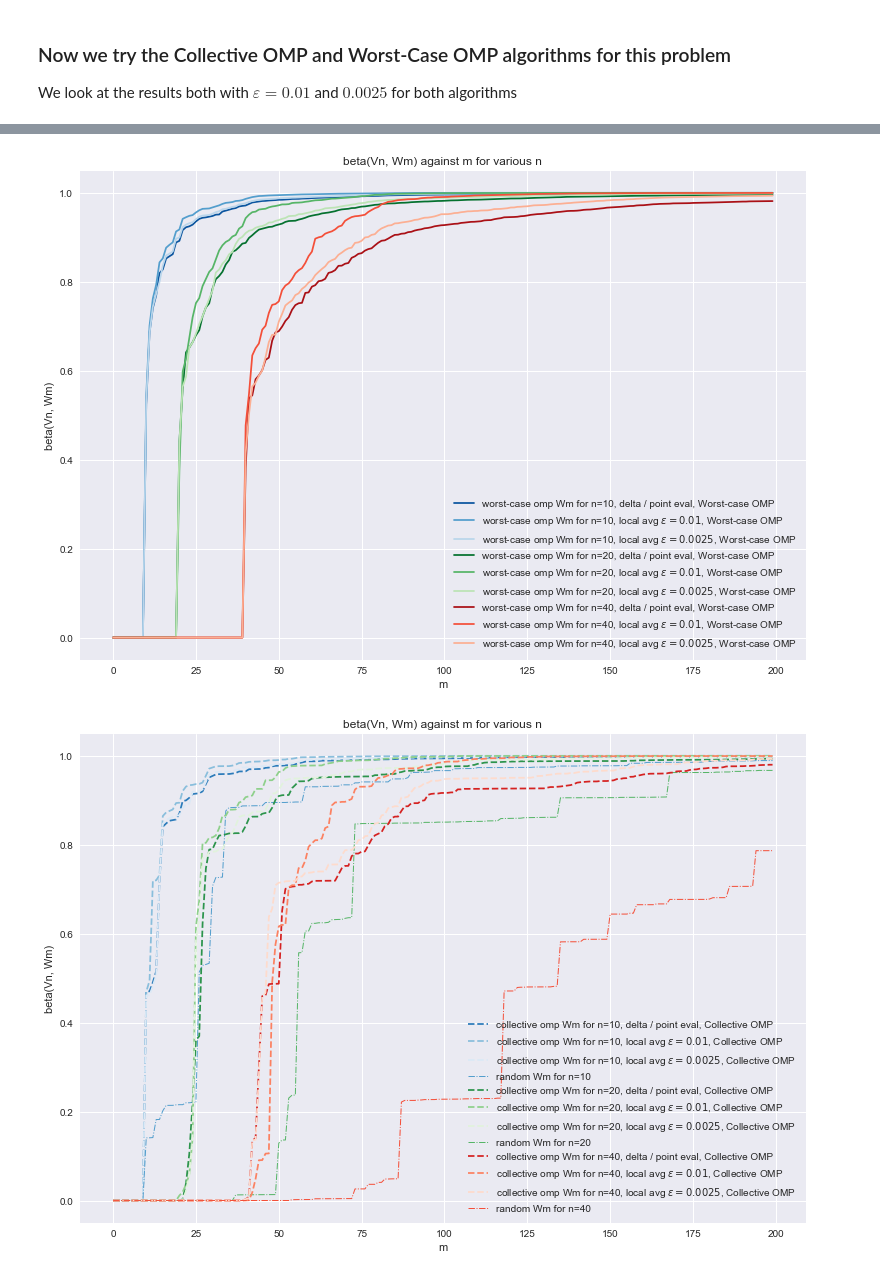
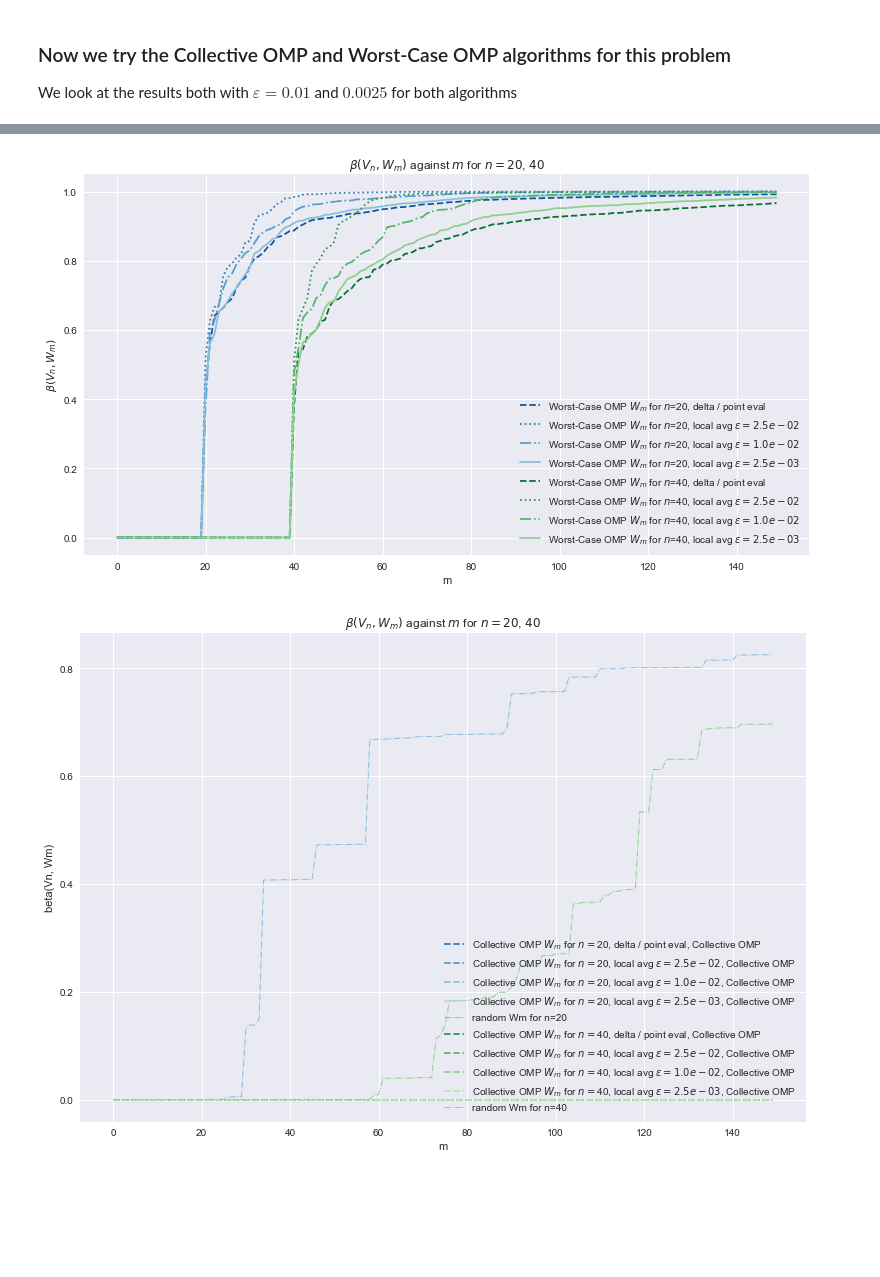
Before and after one commit to james-nichols/pyApproxTools, a Jupyter notebook: notebooks/omp/03_local_averages.ipynb, the cells around one changed output, grey strips where cells are left out. Saved outputs shown, nothing was run; the diff lists cells and outputs as text; code cells hidden in the pictures; blank space fills up the shorter version.

```diff
--- a/notebooks/omp/03_local_averages.ipynb
+++ b/notebooks/omp/03_local_averages.ipynb
@@ -60,6 +60,8 @@ v = pat.FuncVector(params=[range(1,101)], coeffs=[v_c], funcs=['H1UISin'])
 Wm_plot = pat.make_unif_avg_basis(10, 0.05)
 v_W, v_c = Wm_plot.project(v, return_coeffs=True)
 
+#epsilons = [5e-2, 2.5e-2, 1e-2, 5e-3, 2.5e-3, 1e-3, 5e-4]
+adj = 1 / (100*num_components + 1)
 epsilons = [5e-2, 2.5e-2, 1e-2, 5e-3, 2.5e-3, 1e-3, 5e-4]
 m_range = range(10,200)
 err = np.zeros((len(epsilons), len(m_range)))
@@ -69,14 +71,15 @@ print('Converging uniform local averages for epsilon = ', end='')
 for i, epsilon in enumerate(epsilons):
     print(str(epsilon) + '... ', end='')
     for j, m in enumerate(m_range):
-        Wm = pat.make_unif_avg_basis(m, epsilon)
+        Wm = pat.make_unif_avg_basis(m, epsilon-adj)
         v_W = Wm.project(v)
         err[i,j] = (v - v_W).norm()
 # %% [output]
 Converging uniform local averages for epsilon = 0.05... 0.025... 0.01... 0.005... 0.0025... 0.001... 0.0005...
 # %%
 xs = np.arange(0.0, 1.005, 0.005)
-sns.color_palette('deep')
+
+sns.set_palette('deep')
 cp = sns.color_palette()
 fig = plt.figure(figsize=(15, 4))
 ax = fig.add_subplot(1, 2, 1, title='v')
@@ -203,31 +226,33 @@ for j, n in enumerate(ns):
 # %%
-dict_label = [r'delta / point eval', r'local avg $\varepsilon={{{0}}}$'.format(eps_1), r'local avg $\varepsilon={{{0}}}$'.format(eps_2)]
-pals = ['Blues_r', 'Greens_r', 'Reds_r']
+dict_label = [r'delta / point eval', r'local avg $\varepsilon={{{0:0.1e}}}$'.format(eps_1), r'local avg $\varepsilon={{{0:0.1e}}}$'.format(eps_2), r'local avg $\varepsilon={{{0:0.1e}}}$'.format(eps_3)]
+line_style = ['--', ':', '-.', '-']
+pals = [ 'Blues_r', 'Greens_r', 'Reds_r']
 axs = []
-fig = plt.figure(figsize=(13, 9))
-ax = fig.add_subplot(1, 1, 1, title='beta(Vn, Wm) against m for various n')#, title=r'$\beta(V_n, W_m)$ against $m$ for various $n$')
+fig = plt.figure(figsize=(13, 7))
+ax = fig.add_subplot(1, 1, 1, title=r'$\beta(V_n, W_m)$ against $m$ for $n=20$, $40$')#, title=r'$\beta(V_n, W_m)$ against $m$ for various $n$')
 for i, n in enumerate(ns):
     sns.set_palette(pals[i])
     cp = sns.color_palette()
     for k, dictionary in enumerate(dictionaries):
-        plt.plot(range(m), bs_wcomp[i, :, k], label=r'worst-case omp Wm for n={0}, {1}, Worst-case OMP'.format(n, dict_label[k]), color=cp[2*k])
+        plt.plot(range(m), bs_wcomp[i, :, k], line_style[k], label=r'Worst-Case OMP $W_m$ for $n$={0}, {1}'.format(n, dict_label[k]), color=cp[k])
 
-ax.set(xlabel='m', ylabel='beta(Vn, Wm)')#r'$m$', ylabel=r'$\beta(V_n, W_m)$')
+ax.set(xlabel='m', ylabel=r'$\beta(V_n, W_m)$')#r'$m$', ylabel=r'$\beta(V_n, W_m)$')
 plt.legend(loc=4)
+plt.savefig('WCOMPAvgVsDelta.pdf')
 plt.show()
 
 fig = plt.figure(figsize=(13, 9))
-ax = fig.add_subplot(1, 1, 1, title='beta(Vn, Wm) against m for various n')#, title=r'$\beta(V_n, W_m)$ against $m$ for various $n$')
+ax = fig.add_subplot(1, 1, 1, title=r'$\beta(V_n, W_m)$ against $m$ for $n=20$, $40$')#, title=r'$\beta(V_n, W_m)$ against $m$ for various $n$')
 for i, n in enumerate(ns):
     sns.set_palette(pals[i])
     cp = sns.color_palette()
     for k, dictionary in enumerate(dictionaries):
-        plt.plot(range(m), bs_comp[i, :, k], '--', label=r'collective omp Wm for n={0}, {1}, Collective OMP'.format(n, dict_label[k]), color=cp[2*k+1])
+        plt.plot(range(m), bs_comp[i, :, k], '--', label=r'Collective OMP $W_m$ for $n=${0}, {1}, Collective OMP'.format(n, dict_label[k]), color=cp[k+1])
     plt.plot(range(m), bs_rand[i, :], '-.', label=r'random Wm for n={0}'.format(n), color=cp[k], lw=1)
 
 ax.set(xlabel='m', ylabel='beta(Vn, Wm)')#r'$m$', ylabel=r'$\beta(V_n, W_m)$')
 plt.legend(loc=4)
 plt.show()
 # %% [output]
-[figure, old version]
+[figure, new version]
-[figure, old version]
+[figure, new version]
```
Also changed, not shown: parts of 2 cells of this notebook, 2 other files.
